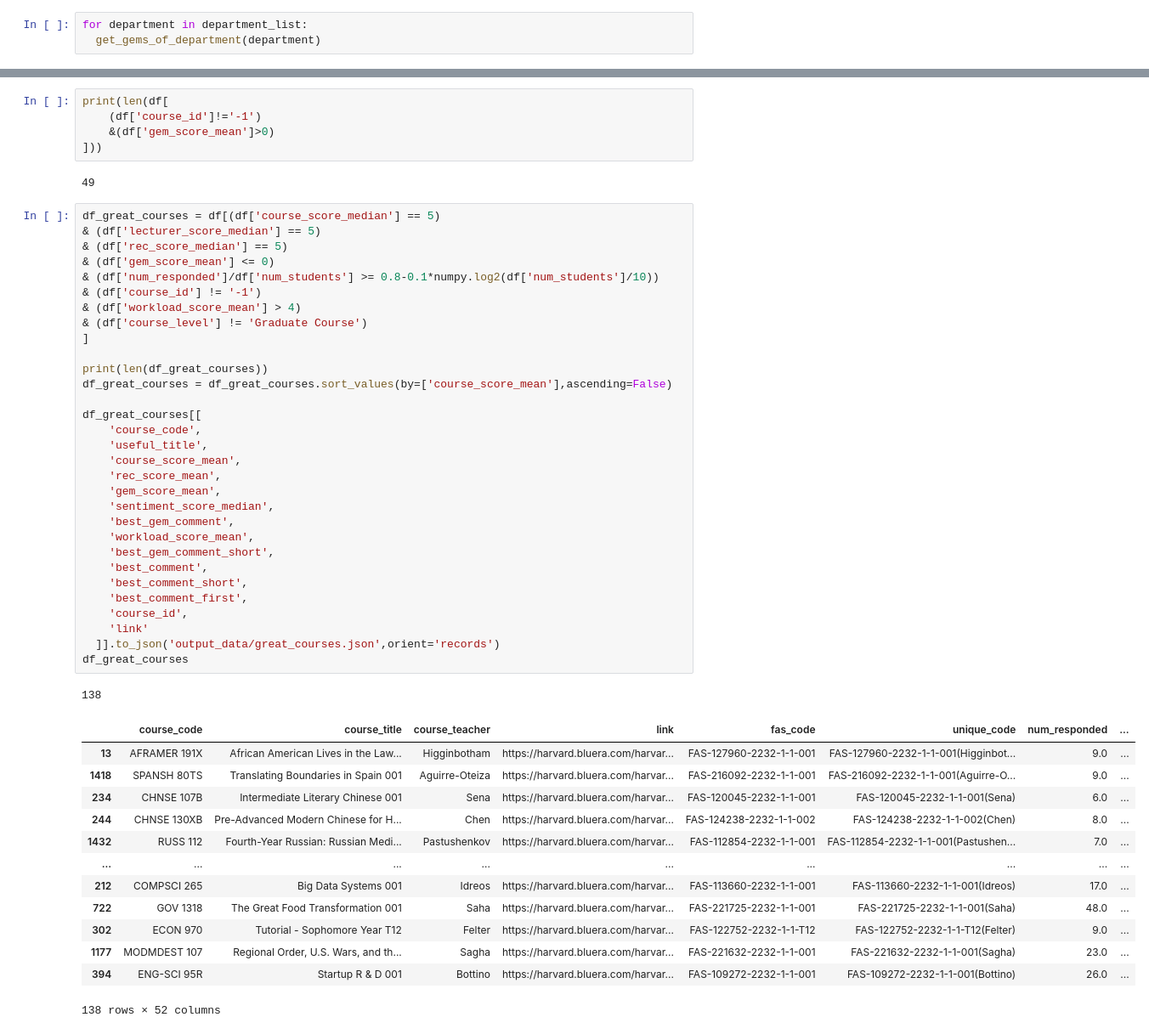
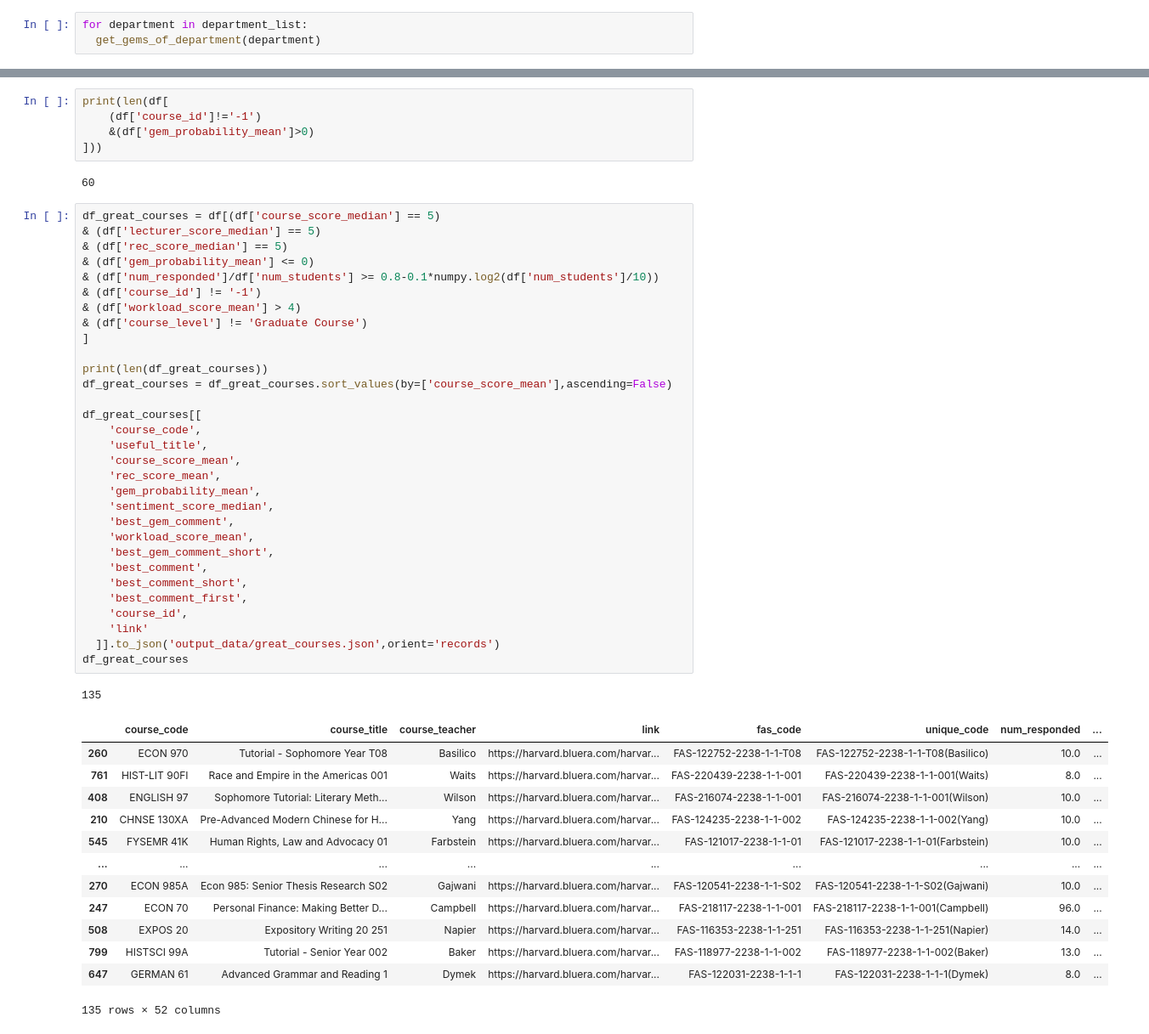
Before and after one commit to jeqcho/harvard_gem_finder, a Jupyter notebook: course_ratings_analysis.ipynb, the cells around one changed output, grey strips where cells are left out. Shown: that part at 85% size. Drawn from its saved outputs; the diff is of its cells as text.

Commit message:
Further data analysis for Fall 2024

```diff
--- a/course_ratings_analysis.ipynb
+++ b/course_ratings_analysis.ipynb
@@ -477,56 +473,56 @@ print(len(df[df['course_id']!='-1']))
 # %%
 print(len(df[
     (df['course_id']!='-1')
-    &(df['gem_score_mean']>0)
+    &(df['gem_probability_mean']>0)
 ]))
 # %% [output]
-49
+60
 # %%
 df_great_courses = df[(df['course_score_median'] == 5)
 & (df['lecturer_score_median'] == 5)
 & (df['rec_score_median'] == 5)
-& (df['gem_score_mean'] <= 0)
+& (df['gem_probability_mean'] <= 0)
 & (df['num_responded']/df['num_students'] >= 0.8-0.1*numpy.log2(df['num_students']/10))
 & (df['course_id'] != '-1')
 & (df['workload_score_mean'] > 4)
 & (df['course_level'] != 'Graduate Course')
 ]
 
 print(len(df_great_courses))
 df_great_courses = df_great_courses.sort_values(by=['course_score_mean'],ascending=False)
 
 df_great_courses[[
     'course_code',
     'useful_title',
     'course_score_mean',
     'rec_score_mean',
-    'gem_score_mean',
+    'gem_probability_mean',
     'sentiment_score_median',
     'best_gem_comment',
     'workload_score_mean',
     'best_gem_comment_short',
     'best_comment',
     'best_comment_short',
     'best_comment_first',
     'course_id',
     'link'
   ]].to_json('output_data/great_courses.json',orient='records')
 df_great_courses
 # %% [output]
-138
+135
 |  | course_code | course_title | course_teacher | link | fas_code | unique_code | num_responded | ... |
-| 13 | AFRAMER 191X | African American Lives in the Law... | Higginbotham | https://harvard.bluera.com/harvar... | FAS-127960-2232-1-1-001 | FAS-127960-2232-1-1-001(Higginbot... | 9.0 | ... |
-| 1418 | SPANSH 80TS | Translating Boundaries in Spain 001 | Aguirre-Oteiza | https://harvard.bluera.com/harvar... | FAS-216092-2232-1-1-001 | FAS-216092-2232-1-1-001(Aguirre-O... | 9.0 | ... |
-| 234 | CHNSE 107B | Intermediate Literary Chinese 001 | Sena | https://harvard.bluera.com/harvar... | FAS-120045-2232-1-1-001 | FAS-120045-2232-1-1-001(Sena) | 6.0 | ... |
-| 244 | CHNSE 130XB | Pre-Advanced Modern Chinese for H... | Chen | https://harvard.bluera.com/harvar... | FAS-124238-2232-1-1-002 | FAS-124238-2232-1-1-002(Chen) | 8.0 | ... |
-| 1432 | RUSS 112 | Fourth-Year Russian: Russian Medi... | Pastushenkov | https://harvard.bluera.com/harvar... | FAS-112854-2232-1-1-001 | FAS-112854-2232-1-1-001(Pastushen... | 7.0 | ... |
+| 260 | ECON 970 | Tutorial - Sophomore Year T08 | Basilico | https://harvard.bluera.com/harvar... | FAS-122752-2238-1-1-T08 | FAS-122752-2238-1-1-T08(Basilico) | 10.0 | ... |
+| 761 | HIST-LIT 90FI | Race and Empire in the Americas 001 | Waits | https://harvard.bluera.com/harvar... | FAS-220439-2238-1-1-001 | FAS-220439-2238-1-1-001(Waits) | 8.0 | ... |
+| 408 | ENGLISH 97 | Sophomore Tutorial: Literary Meth... | Wilson | https://harvard.bluera.com/harvar... | FAS-216074-2238-1-1-001 | FAS-216074-2238-1-1-001(Wilson) | 10.0 | ... |
+| 210 | CHNSE 130XA | Pre-Advanced Modern Chinese for H... | Yang | https://harvard.bluera.com/harvar... | FAS-124235-2238-1-1-002 | FAS-124235-2238-1-1-002(Yang) | 10.0 | ... |
+| 545 | FYSEMR 41K | Human Rights, Law and Advocacy 01 | Farbstein | https://harvard.bluera.com/harvar... | FAS-121017-2238-1-1-01 | FAS-121017-2238-1-1-01(Farbstein) | 10.0 | ... |
 | ... | ... | ... | ... | ... | ... | ... | ... | ... |
-| 212 | COMPSCI 265 | Big Data Systems 001 | Idreos | https://harvard.bluera.com/harvar... | FAS-113660-2232-1-1-001 | FAS-113660-2232-1-1-001(Idreos) | 17.0 | ... |
-| 722 | GOV 1318 | The Great Food Transformation 001 | Saha | https://harvard.bluera.com/harvar... | FAS-221725-2232-1-1-001 | FAS-221725-2232-1-1-001(Saha) | 48.0 | ... |
-| 302 | ECON 970 | Tutorial - Sophomore Year T12 | Felter | https://harvard.bluera.com/harvar... | FAS-122752-2232-1-1-T12 | FAS-122752-2232-1-1-T12(Felter) | 9.0 | ... |
-| 1177 | MODMDEST 107 | Regional Order, U.S. Wars, and th... | Sagha | https://harvard.bluera.com/harvar... | FAS-221632-2232-1-1-001 | FAS-221632-2232-1-1-001(Sagha) | 23.0 | ... |
-| 394 | ENG-SCI 95R | Startup R & D 001 | Bottino | https://harvard.bluera.com/harvar... | FAS-109272-2232-1-1-001 | FAS-109272-2232-1-1-001(Bottino) | 26.0 | ... |
+| 270 | ECON 985A | Econ 985: Senior Thesis Research S02 | Gajwani | https://harvard.bluera.com/harvar... | FAS-120541-2238-1-1-S02 | FAS-120541-2238-1-1-S02(Gajwani) | 10.0 | ... |
+| 247 | ECON 70 | Personal Finance: Making Better D... | Campbell | https://harvard.bluera.com/harvar... | FAS-218117-2238-1-1-001 | FAS-218117-2238-1-1-001(Campbell) | 96.0 | ... |
+| 508 | EXPOS 20 | Expository Writing 20 251 | Napier | https://harvard.bluera.com/harvar... | FAS-116353-2238-1-1-251 | FAS-116353-2238-1-1-251(Napier) | 14.0 | ... |
+| 799 | HISTSCI 99A | Tutorial - Senior Year 002 | Baker | https://harvard.bluera.com/harvar... | FAS-118977-2238-1-1-002 | FAS-118977-2238-1-1-002(Baker) | 13.0 | ... |
+| 647 | GERMAN 61 | Advanced Grammar and Reading 1 | Dymek | https://harvard.bluera.com/harvar... | FAS-122031-2238-1-1-1 | FAS-122031-2238-1-1-1(Dymek) | 8.0 | ... |
-138 rows × 52 columns
+135 rows × 52 columns
 # %%
 df_hidden_gems = df[(df['course_score_median'] == 5)
 & (df['lecturer_score_median'] == 5)
```
Also changed, not shown: parts of 29 cells of this notebook, 36 other files.
